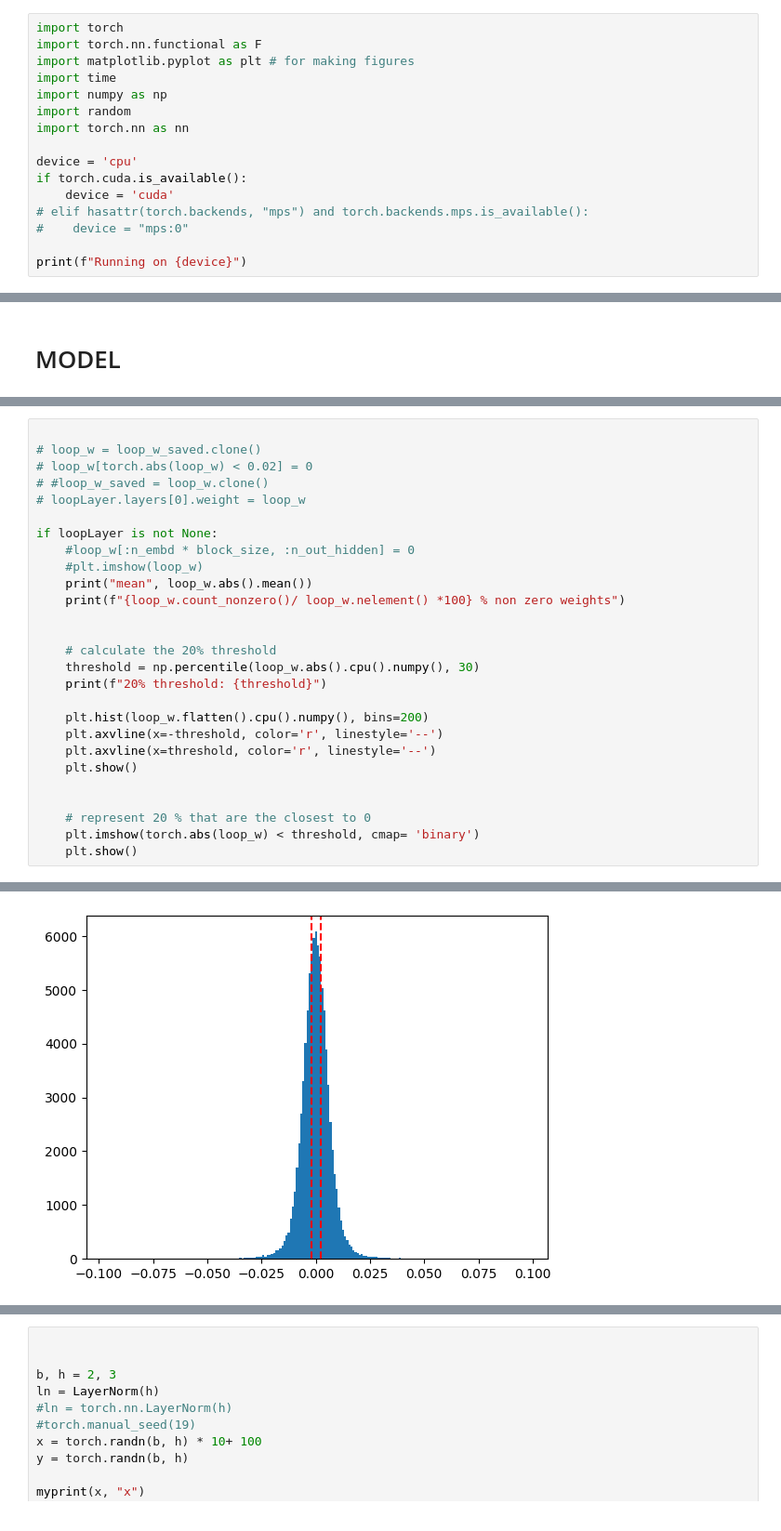
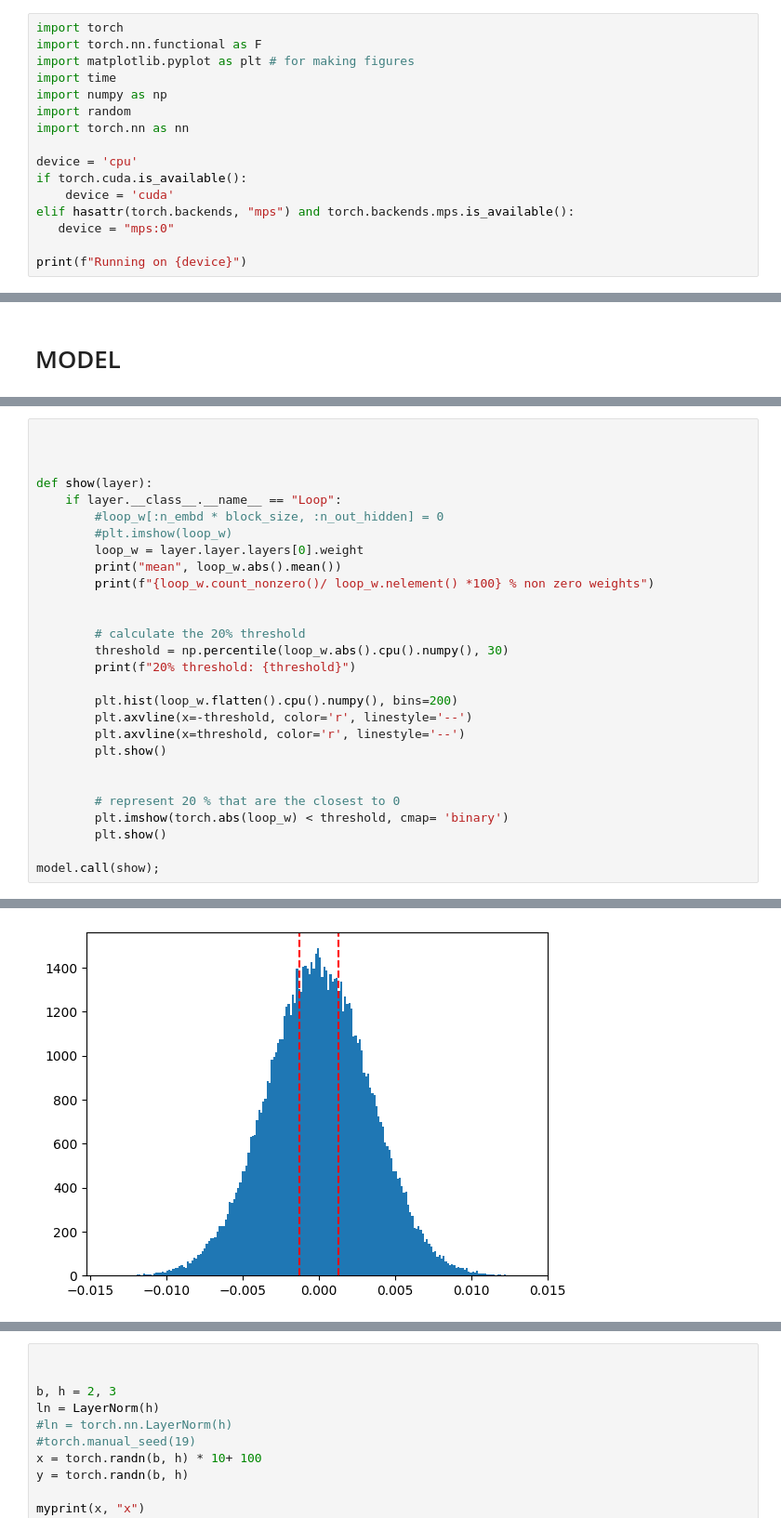
Before and after one commit to Aymco/language_models, a Jupyter notebook: my_makemore_loop.ipynb, the cells around one changed output, grey strips where cells are left out. Shown at 93% size. Drawn from its saved outputs; the diff is of its cells as text.

```diff
--- a/my_makemore_loop.ipynb
+++ b/my_makemore_loop.ipynb
@@ -13,8 +13,8 @@ import torch.nn as nn
 device = 'cpu'
 if torch.cuda.is_available():
     device = 'cuda'
-# elif hasattr(torch.backends, "mps") and torch.backends.mps.is_available():
-#    device = "mps:0"
+elif hasattr(torch.backends, "mps") and torch.backends.mps.is_available():
+   device = "mps:0"
 
 print(f"Running on {device}")
 # %% [output]
@@ -644,28 +637,29 @@ KeyboardInterrupt:
 # %%
 
-# loop_w = loop_w_saved.clone()
-# loop_w[torch.abs(loop_w) < 0.02] = 0
-# #loop_w_saved = loop_w.clone()
-# loopLayer.layers[0].weight = loop_w
-
-if loopLayer is not None:
-    #loop_w[:n_embd * block_size, :n_out_hidden] = 0
-    #plt.imshow(loop_w)
-    print("mean", loop_w.abs().mean())
-    print(f"{loop_w.count_nonzero()/ loop_w.nelement() *100} % non zero weights")
 
 
-    # calculate the 20% threshold
-    threshold = np.percentile(loop_w.abs().cpu().numpy(), 30)
-    print(f"20% threshold: {threshold}")
-
-    plt.hist(loop_w.flatten().cpu().numpy(), bins=200)
-    plt.axvline(x=-threshold, color='r', linestyle='--')
-    plt.axvline(x=threshold, color='r', linestyle='--')
-    plt.show()
+def show(layer):
+    if layer.__class__.__name__ == "Loop":
+        #loop_w[:n_embd * block_size, :n_out_hidden] = 0
+        #plt.imshow(loop_w)
+        loop_w = layer.layer.layers[0].weight
+        print("mean", loop_w.abs().mean())
+        print(f"{loop_w.count_nonzero()/ loop_w.nelement() *100} % non zero weights")
 
 
-    # represent 20 % that are the closest to 0
-    plt.imshow(torch.abs(loop_w) < threshold, cmap= 'binary')
-    plt.show()
+        # calculate the 20% threshold
+        threshold = np.percentile(loop_w.abs().cpu().numpy(), 30)
+        print(f"20% threshold: {threshold}")
+
+        plt.hist(loop_w.flatten().cpu().numpy(), bins=200)
+        plt.axvline(x=-threshold, color='r', linestyle='--')
+        plt.axvline(x=threshold, color='r', linestyle='--')
+        plt.show()
+
+
+        # represent 20 % that are the closest to 0
+        plt.imshow(torch.abs(loop_w) < threshold, cmap= 'binary')
+        plt.show()
+
+model.call(show);
 # %% [output]
@@ -675 +669 @@ mean tensor(0.0051)
-[figure, old version]
+[figure, new version]
```
Also changed, not shown: parts of 8 cells of this notebook.
